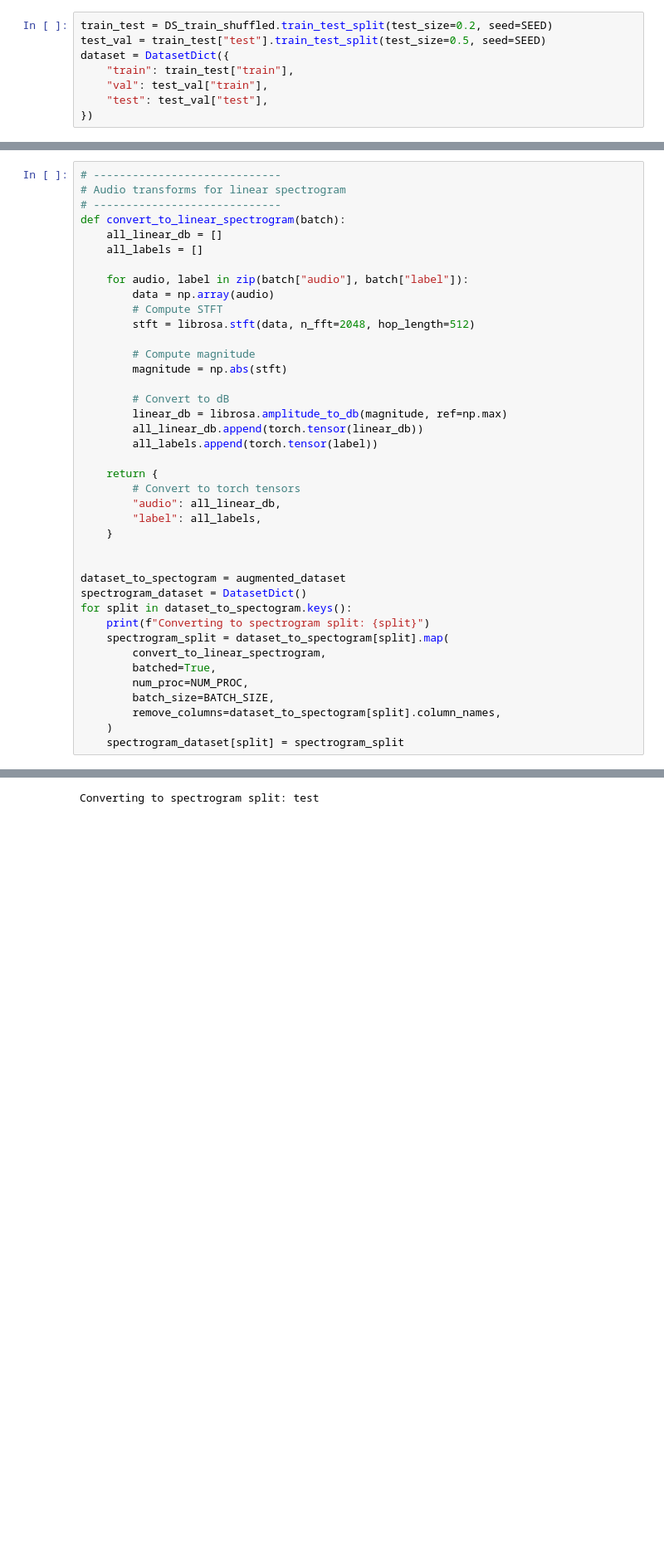
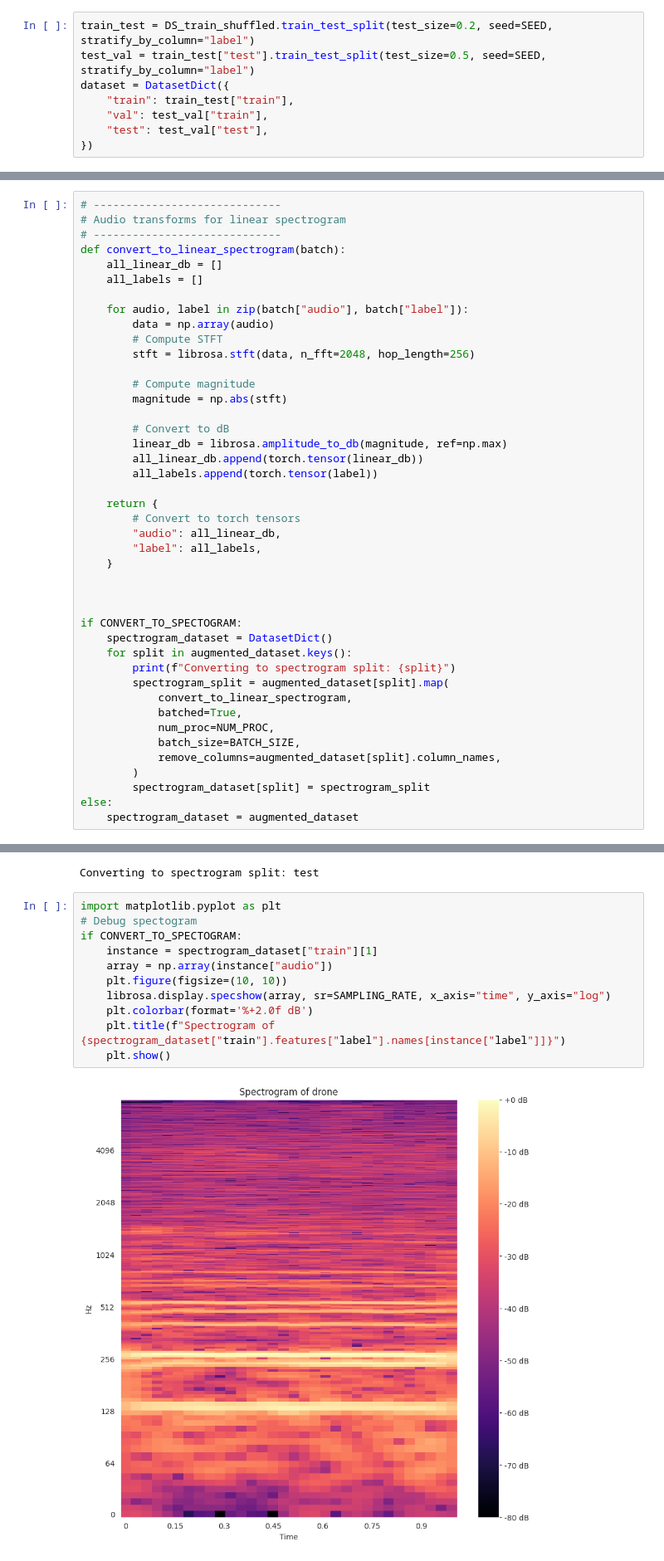
Before and after one commit to PST4Hibou/AI, a Jupyter notebook: notebooks/dataset/preprocess.ipynb, the cells around one changed output, grey strips where cells are left out. Shown at 83% size. Cells and saved outputs as stored; diff of their text form; blank space fills up the shorter version.

```diff
--- a/notebooks/dataset/preprocess.ipynb
+++ b/notebooks/dataset/preprocess.ipynb
@@ -34,6 +49,6 @@ DS_train_shuffled = DS_train.shuffle(seed=SEED).select(range(int(n * len(DS_trai
 # %%
-train_test = DS_train_shuffled.train_test_split(test_size=0.2, seed=SEED)
-test_val = train_test["test"].train_test_split(test_size=0.5, seed=SEED)
+train_test = DS_train_shuffled.train_test_split(test_size=0.2, seed=SEED, stratify_by_column="label")
+test_val = train_test["test"].train_test_split(test_size=0.5, seed=SEED, stratify_by_column="label")
 dataset = DatasetDict({
     "train": train_test["train"],
     "val": test_val["train"],
@@ -208,7 +261,7 @@ def convert_to_linear_spectrogram(batch):
     for audio, label in zip(batch["audio"], batch["label"]):
         data = np.array(audio)
         # Compute STFT
-        stft = librosa.stft(data, n_fft=2048, hop_length=512)
+        stft = librosa.stft(data, n_fft=2048, hop_length=256)
 
         # Compute magnitude
         magnitude = np.abs(stft)
@@ -225,19 +278,35 @@ def convert_to_linear_spectrogram(batch):
     }
 
 
-dataset_to_spectogram = augmented_dataset
-spectrogram_dataset = DatasetDict()
-for split in dataset_to_spectogram.keys():
-    print(f"Converting to spectrogram split: {split}")
-    spectrogram_split = dataset_to_spectogram[split].map(
-        convert_to_linear_spectrogram,
-        batched=True,
-        num_proc=NUM_PROC,
-        batch_size=BATCH_SIZE,
-        remove_columns=dataset_to_spectogram[split].column_names,
-    )
-    spectrogram_dataset[split] = spectrogram_split
+
+if CONVERT_TO_SPECTOGRAM:
+    spectrogram_dataset = DatasetDict()
+    for split in augmented_dataset.keys():
+        print(f"Converting to spectrogram split: {split}")
+        spectrogram_split = augmented_dataset[split].map(
+            convert_to_linear_spectrogram,
+            batched=True,
+            num_proc=NUM_PROC,
+            batch_size=BATCH_SIZE,
+            remove_columns=augmented_dataset[split].column_names,
+        )
+        spectrogram_dataset[split] = spectrogram_split
+else:
+    spectrogram_dataset = augmented_dataset
 # %% [output]
 Converting to spectrogram split: train
 Converting to spectrogram split: val
 Converting to spectrogram split: test
+# %%
+import matplotlib.pyplot as plt
+# Debug spectogram
+if CONVERT_TO_SPECTOGRAM:
+    instance = spectrogram_dataset["train"][1]
+    array = np.array(instance["audio"])
+    plt.figure(figsize=(10, 10))
+    librosa.display.specshow(array, sr=SAMPLING_RATE, x_axis="time", y_axis="log")
+    plt.colorbar(format='%+2.0f dB')
+    plt.title(f"Spectrogram of {spectrogram_dataset["train"].features["label"].names[instance["label"]]}")
+    plt.show()
+# %% [output]
+[figure, added]
```
Also changed, not shown: parts of 25 cells of this notebook.
